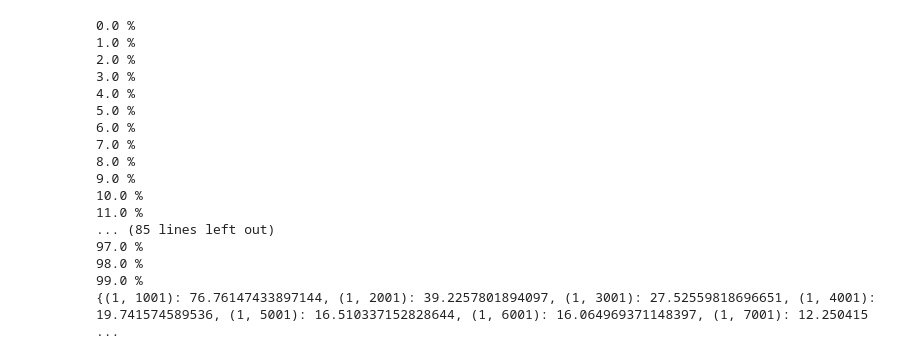
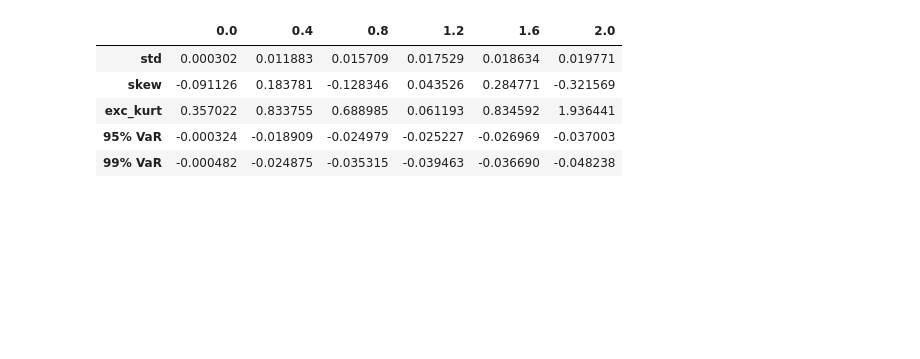
Before and after one commit to shakhnazarov/Study_Projects, a Jupyter notebook: Thesis/Kaizoji_model.ipynb, the cells around one changed output. Cells and saved outputs as stored; diff of their text form; code cells hidden in the pictures; blank space fills up the shorter version.

```diff
--- a/Thesis/Kaizoji_model.ipynb
+++ b/Thesis/Kaizoji_model.ipynb
@@ -7,0 +93,42 @@ from kaizoji_model.kaizoji_model import KaizojiModel
+# %%
+# many parameters resilience
+# the same parameter many times for Sharpe
+from collections import defaultdict
+from scipy.stats import kurtosis
+from scipy.stats import skew
+import numpy as np
+import pandas as pd
+from kaizoji_model.kaizoji_model import KaizojiModel
+
+returns = {}
+temp_list = []
+count = 0
+for w_n in [i * 1E7 for i in range(0, 21, 4)]:
+    for gam in np.arange(0.2, 1.1, 0.2):
+        model = KaizojiModel(W_N_ZERO=w_n, W_F_ZERO=1E8, SEED=4222, GAMMA=gam)
+        model.simulate(2500)
+        returns[(gam, w_n/1E8)] = model.returns[int(0.9*model.curr_day):]
+
+metrics = defaultdict(list)
+for key in returns:
+    metrics[key].append(np.std(returns[key])) #std
+    metrics[key].append(skew(returns[key])) #skew
+    metrics[key].append(kurtosis(np.abs(returns[key]))) #extra kurtosis
+    metrics[key].append(pd.Series(returns[key]).quantile(0.05)) # 95% var
+    metrics[key].append(pd.Series(returns[key]).quantile(0.01)) # 99% var
+# %%
+df_metrics = pd.DataFrame(metrics)
+df_metrics.index = ['std', 'skew', 'exc_kurt', '95% VaR', '99% VaR']
+# %%
+df_temp = pd.DataFrame()
+for col in df_metrics:
+    if col[0] == 0.2:
+        df_temp[col[1]] = df_metrics[col]
+df_temp
+# %% [output]
+|  | 0.0 | 0.4 | 0.8 | 1.2 | 1.6 | 2.0 |
+| std | 0.000302 | 0.011883 | 0.015709 | 0.017529 | 0.018634 | 0.019771 |
+| skew | -0.091126 | 0.183781 | -0.128346 | 0.043526 | 0.284771 | -0.321569 |
+| exc_kurt | 0.357022 | 0.833755 | 0.688985 | 0.061193 | 0.834592 | 1.936441 |
+| 95% VaR | -0.000324 | -0.018909 | -0.024979 | -0.025227 | -0.026969 | -0.037003 |
+| 99% VaR | -0.000482 | -0.024875 | -0.035315 | -0.039463 | -0.036690 | -0.048238 |
@@ -8,37 +140,22 @@ from kaizoji_model.kaizoji_model import KaizojiModel
 # %%
+# CHOOSE PARAMETERS
 res = {}
-err = {}
-wealth = np.arange(1, 1000000, 1000)
+err = set()
+wealth = np.arange(1E6, 1E8, 1E6)
 count = 0
 for f in wealth:
     if count %10 == 0:
-        print(count/10, '%')
+        print(count*100/len(wealth), '%')
     for n in wealth:
         try:
             model = KaizojiModel(W_F_ZERO=f, W_N_ZERO=n)
-            model.simulate(10)
-            if np.mean(model.prices) > 0:
+            model.simulate(1000)
+            if model.prices[-1] > 0:
                 res[(f,n)] = np.mean(model.prices)
-        except ValueError:
-            err[(f, n)] = 'err'
+            else:
+                err.add((f, n))
+        except (ValueError,ZeroDivisionError):
+            err.add((f, n))
     count += 1
 
 print(res)
-# %% [output]
-0.0 %
-1.0 %
-2.0 %
-3.0 %
-4.0 %
-5.0 %
-6.0 %
-7.0 %
-8.0 %
-9.0 %
-10.0 %
-11.0 %
-... (85 lines left out)
-97.0 %
-98.0 %
-99.0 %
-{(1, 1001): 76.76147433897144, (1, 2001): 39.2257801894097, (1, 3001): 27.52559818696651, (1, 4001): 19.741574589536, (1, 5001): 16.510337152828644, (1, 6001): 16.064969371148397, (1, 7001): 12.250415 ...
```
Also changed, not shown: parts of 16 cells of this notebook, 1 other file.
